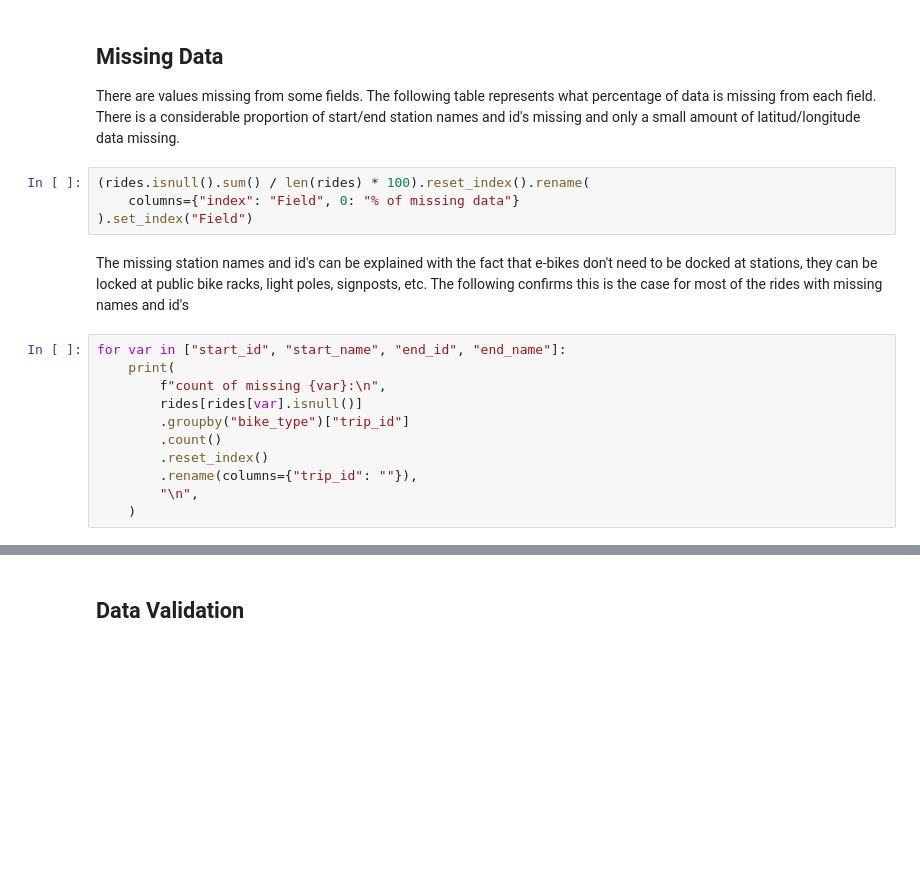
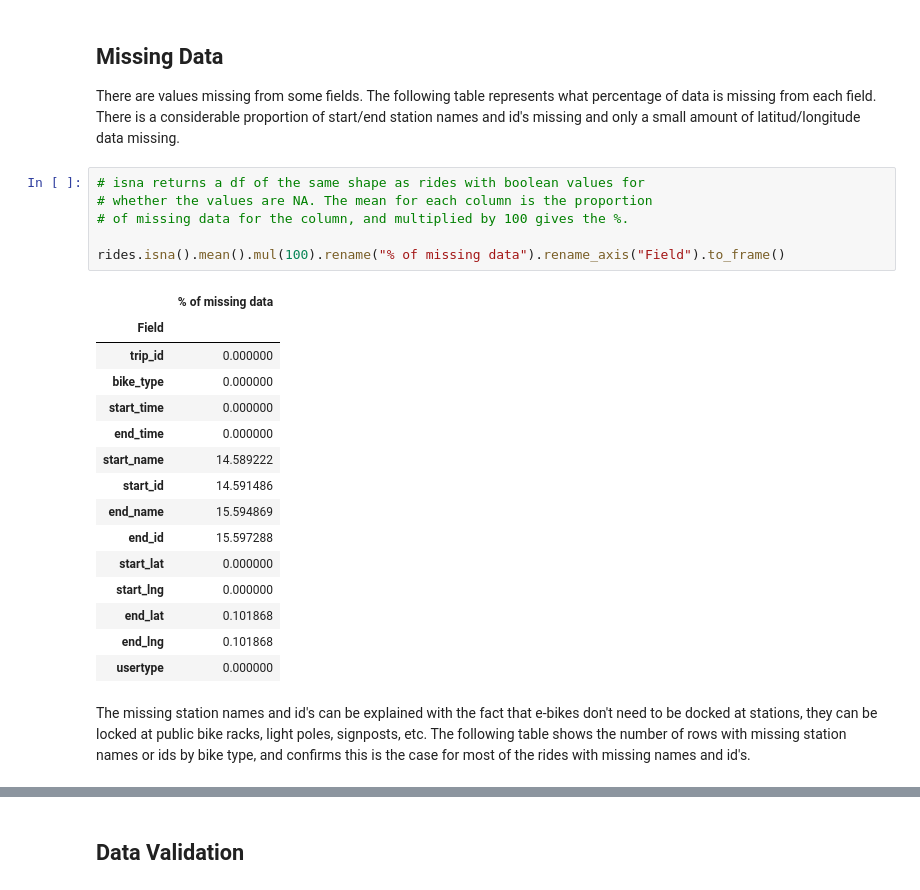
Before and after one commit to PanDomene/2023_04_Bike_Share_Case_Study, a Jupyter notebook: Working_on_it/google_bike_share_cleaning_v01.ipynb, the cells around one changed output, grey strips where cells are left out. Drawn from its saved outputs; the diff is of its cells as text; blank space fills up the shorter version.

```diff
--- a/Working_on_it/google_bike_share_cleaning_v01.ipynb
+++ b/Working_on_it/google_bike_share_cleaning_v01.ipynb
@@ -150,20 +150,27 @@ rides.rename(
 There are values missing from some fields. The following table represents what percentage of data is missing from each field.
 There is a considerable proportion of start/end station names and id's missing and only a small amount of latitud/longitude data missing.
 # %%
-(rides.isnull().sum() / len(rides) * 100).reset_index().rename(
-    columns={"index": "Field", 0: "% of missing data"}
-).set_index("Field")
+# isna returns a df of the same shape as rides with boolean values for
+# whether the values are NA. The mean for each column is the proportion
+# of missing data for the column, and multiplied by 100 gives the %.
+
+rides.isna().mean().mul(100).rename("% of missing data").rename_axis("Field").to_frame()
+# %% [output]
+|  | % of missing data |
+| Field |  |
+| trip_id | 0.000000 |
+| bike_type | 0.000000 |
+| start_time | 0.000000 |
+| end_time | 0.000000 |
+| start_name | 14.589222 |
+| start_id | 14.591486 |
+| end_name | 15.594869 |
+| end_id | 15.597288 |
+| start_lat | 0.000000 |
+| start_lng | 0.000000 |
+| end_lat | 0.101868 |
+| end_lng | 0.101868 |
+| usertype | 0.000000 |
 # %% [markdown]
 The missing station names and id's can be explained with the fact that e-bikes don't need to be docked at stations, they can be locked at public bike racks, light poles, signposts, etc.
-The following confirms this is the case for most of the rides with missing names and id's
+The following table shows the number of rows with missing station names or ids by bike type, and confirms this is the case for most of the rides with missing names and id's.
-# %%
-for var in ["start_id", "start_name", "end_id", "end_name"]:
-    print(
-        f"count of missing {var}:\n",
-        rides[rides[var].isnull()]
-        .groupby("bike_type")["trip_id"]
-        .count()
-        .reset_index()
-        .rename(columns={"trip_id": ""}),
-        "\n",
-    )
```
Also changed, not shown: parts of 51 cells of this notebook.
